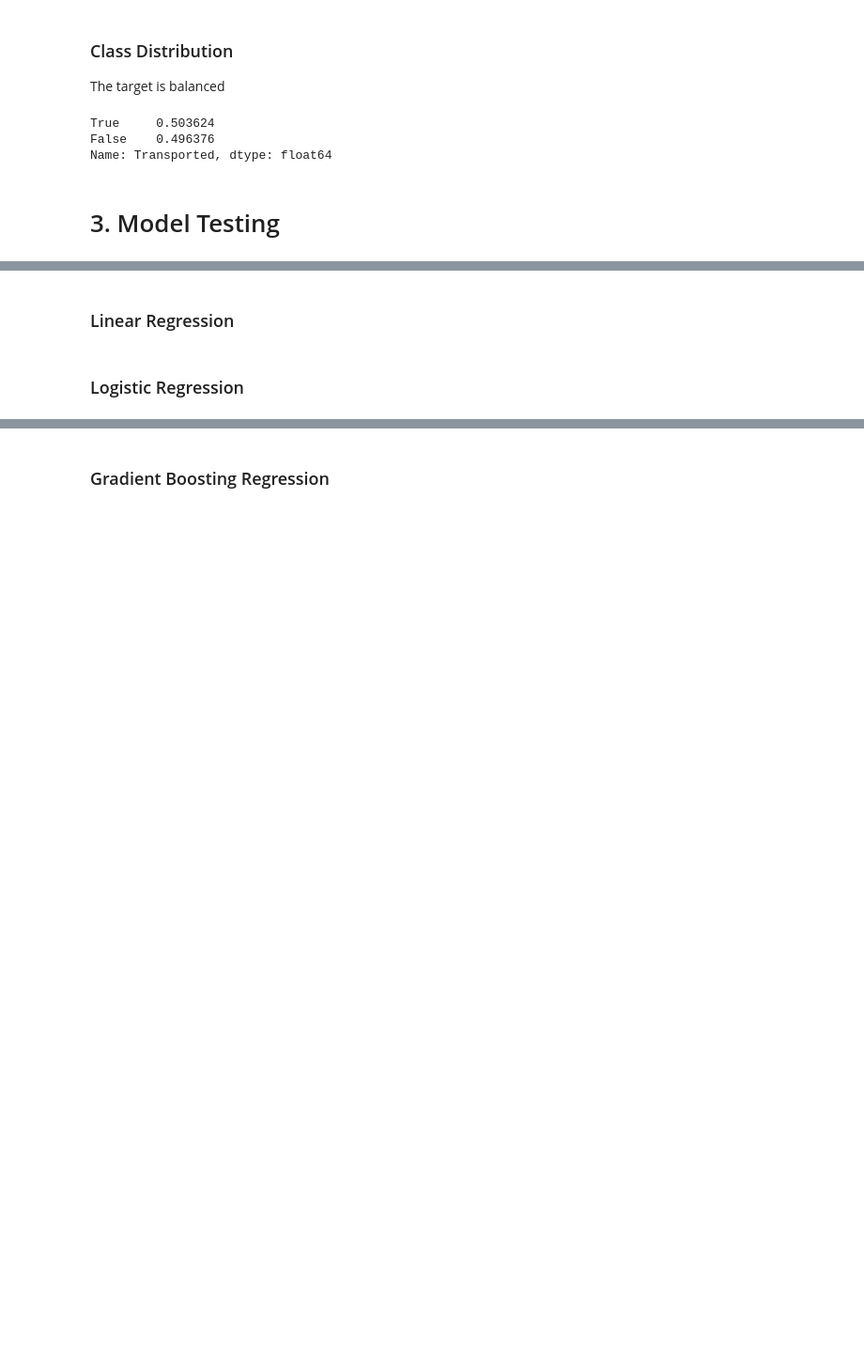
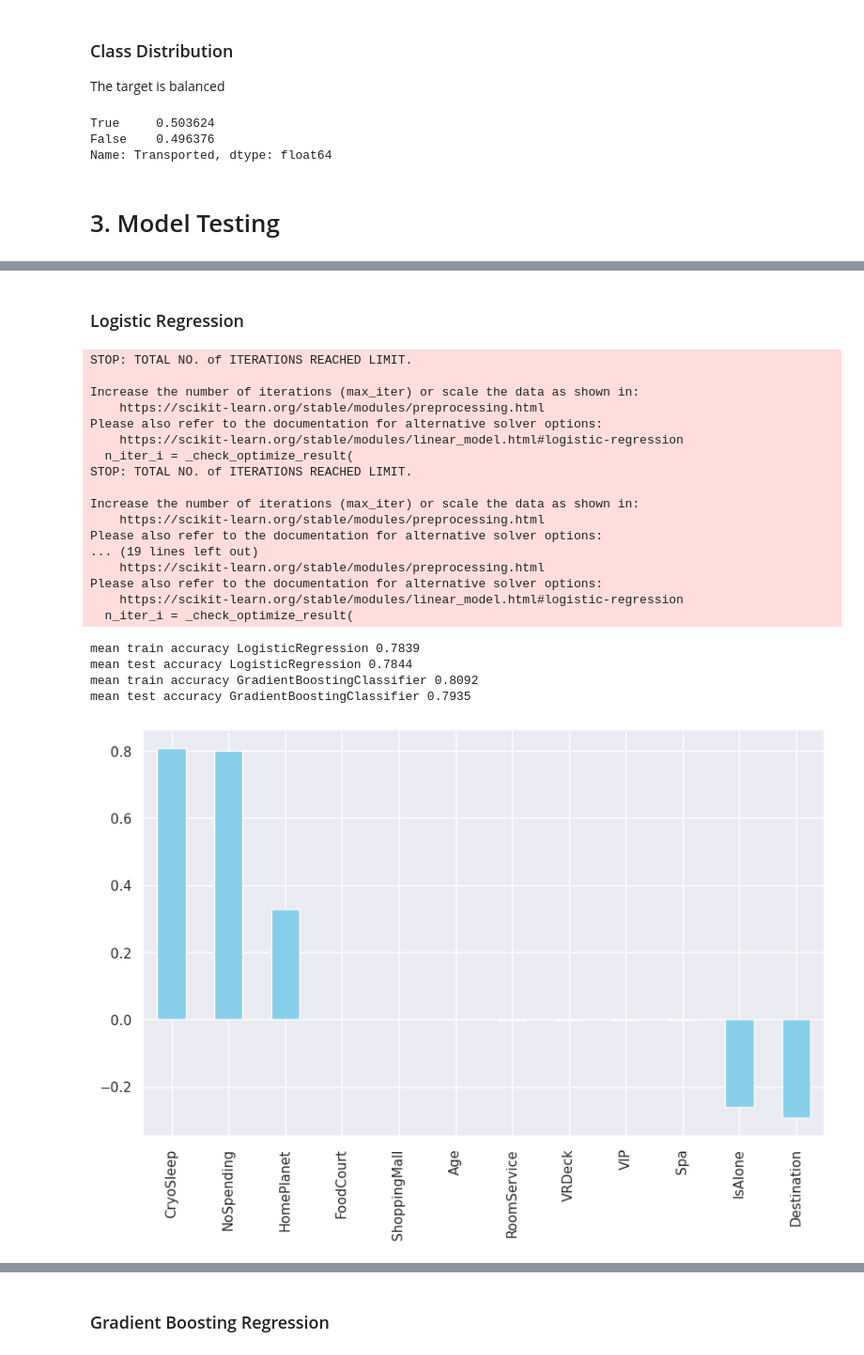
Before and after one commit to ValeryBonneau/space-titanic, a Jupyter notebook: spaceship-titanic.ipynb, the cells around one changed output, grey strips where cells are left out. Shown: that part at 94% size. Cells and saved outputs as stored; diff of their text form; code cells hidden in the pictures; blank space fills up the shorter version.

```diff
--- a/spaceship-titanic.ipynb
+++ b/spaceship-titanic.ipynb
@@ -556,2 +531,0 @@ def test_ml_cv(model, **kwarg):
-# %% [markdown]
-### Linear Regression
@@ -564,2 +532,21 @@ print(feat_importance.sort_values(by=[0], ascending=False))
+# %%
+def plot_feature_importance(results):
+    for estimator in results['estimator']:
+        try:
+            feature_importance = pd.DataFrame(estimator.coef_.reshape(12,1),
+                                          index=X_train.columns,
+                                          columns=['Importances']).sort_values('Importances', ascending=False)
+        except AttributeError:
+            feature_importance = pd.DataFrame(estimator.feature_importances_.reshape(12,1),
+                                          index=X_train.columns,
+                                          columns=['Importances']).sort_values('Importances', ascending=False)
+    feature_importance.plot(kind='bar', legend=False, figsize=(10, 6), color='skyblue')
+    return feature_importance
+# %%
+def model_eval(model, **kwarg):
+    results = test_ml_cv(model, **kwarg)
+    fi = plot_feature_importance(results)
+    train_score, test_score = results['train_score'].mean().round(4), results['test_score'].mean().round(4)
+    return train_score, test_score, fi
 # %% [markdown]
 ### Logistic Regression
@@ -571,0 +553,33 @@ print(feat_importance.T.sort_values(by=[0], ascending=False))
+# %%
+from sklearn.linear_model import LogisticRegression
+
+model_params = {LogisticRegression: {'max_iter':100},
+                GradientBoostingClassifier:{}}
+
+results_list = []
+for model, argument in model_params.items():
+    train_score, test_score, fi = model_eval(model, **argument)
+    results_list.append((model.__name__, train_score, test_score, fi))
+# %% [output]
+STOP: TOTAL NO. of ITERATIONS REACHED LIMIT.
+
+Increase the number of iterations (max_iter) or scale the data as shown in:
+    https://scikit-learn.org/stable/modules/preprocessing.html
+Please also refer to the documentation for alternative solver options:
+    https://scikit-learn.org/stable/modules/linear_model.html#logistic-regression
+  n_iter_i = _check_optimize_result(
+STOP: TOTAL NO. of ITERATIONS REACHED LIMIT.
+
+Increase the number of iterations (max_iter) or scale the data as shown in:
+    https://scikit-learn.org/stable/modules/preprocessing.html
+Please also refer to the documentation for alternative solver options:
+... (19 lines left out)
+    https://scikit-learn.org/stable/modules/preprocessing.html
+Please also refer to the documentation for alternative solver options:
+    https://scikit-learn.org/stable/modules/linear_model.html#logistic-regression
+  n_iter_i = _check_optimize_result(
+mean train accuracy LogisticRegression 0.7839
+mean test accuracy LogisticRegression 0.7844
+mean train accuracy GradientBoostingClassifier 0.8092
+mean test accuracy GradientBoostingClassifier 0.7935
+[figure, added]
```
Also changed, not shown: parts of 50 cells of this notebook.
